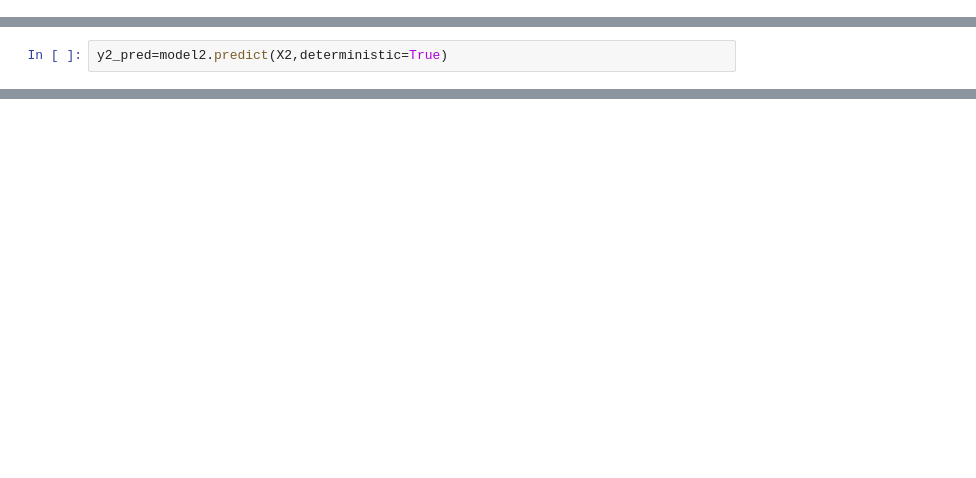
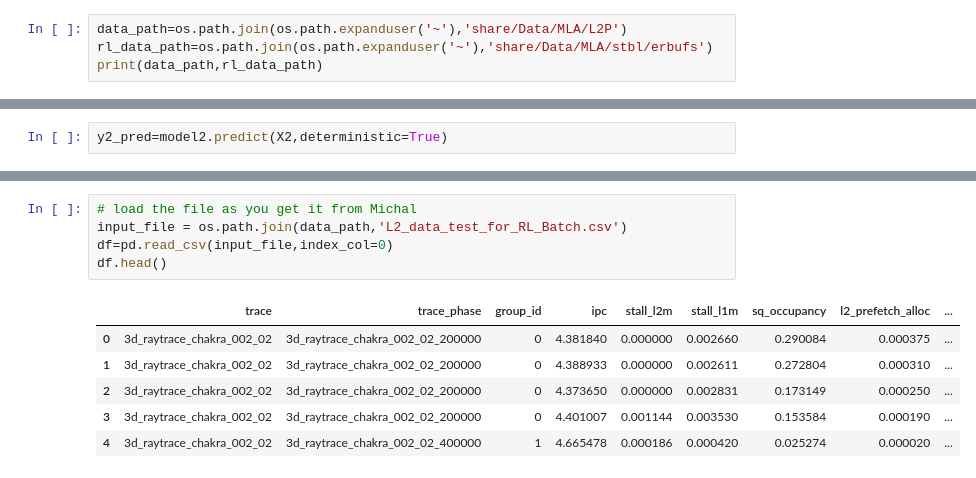
Before and after one commit to guyk1971/stable-baselines, a Jupyter notebook: my_colabs/eval_dbcq.ipynb, the cells around one changed output, grey strips where cells are left out. Drawn from its saved outputs; the diff is of its cells as text; blank space fills up the shorter version.

```diff
--- a/my_colabs/eval_dbcq.ipynb
+++ b/my_colabs/eval_dbcq.ipynb
@@ -31,3 +32,7 @@ import matplotlib.pyplot as plt
 # %%
 from stable_baselines.dbcq.dbcq import DBCQ
 from stable_baselines.dbcq.expert_dataset import generate_experience_traj,load_experience_traj
+# %%
+data_path=os.path.join(os.path.expanduser('~'),'share/Data/MLA/L2P')
+rl_data_path=os.path.join(os.path.expanduser('~'),'share/Data/MLA/stbl/erbufs')
+print(data_path,rl_data_path)
@@ -120,0 +107,12 @@ plt.hist(y2_pred[0],bins=4)
+# %%
+# load the file as you get it from Michal
+input_file = os.path.join(data_path,'L2_data_test_for_RL_Batch.csv')
+df=pd.read_csv(input_file,index_col=0)
+df.head()
+# %% [output]
+|  | trace | trace_phase | group_id | ipc | stall_l2m | stall_l1m | sq_occupancy | l2_prefetch_alloc | ... |
+| 0 | 3d_raytrace_chakra_002_02 | 3d_raytrace_chakra_002_02_200000 | 0 | 4.381840 | 0.000000 | 0.002660 | 0.290084 | 0.000375 | ... |
+| 1 | 3d_raytrace_chakra_002_02 | 3d_raytrace_chakra_002_02_200000 | 0 | 4.388933 | 0.000000 | 0.002611 | 0.272804 | 0.000310 | ... |
+| 2 | 3d_raytrace_chakra_002_02 | 3d_raytrace_chakra_002_02_200000 | 0 | 4.373650 | 0.000000 | 0.002831 | 0.173149 | 0.000250 | ... |
+| 3 | 3d_raytrace_chakra_002_02 | 3d_raytrace_chakra_002_02_200000 | 0 | 4.401007 | 0.001144 | 0.003530 | 0.153584 | 0.000190 | ... |
+| 4 | 3d_raytrace_chakra_002_02 | 3d_raytrace_chakra_002_02_400000 | 1 | 4.665478 | 0.000186 | 0.000420 | 0.025274 | 0.000020 | ... |
```
Also changed, not shown: parts of 23 cells of this notebook.
